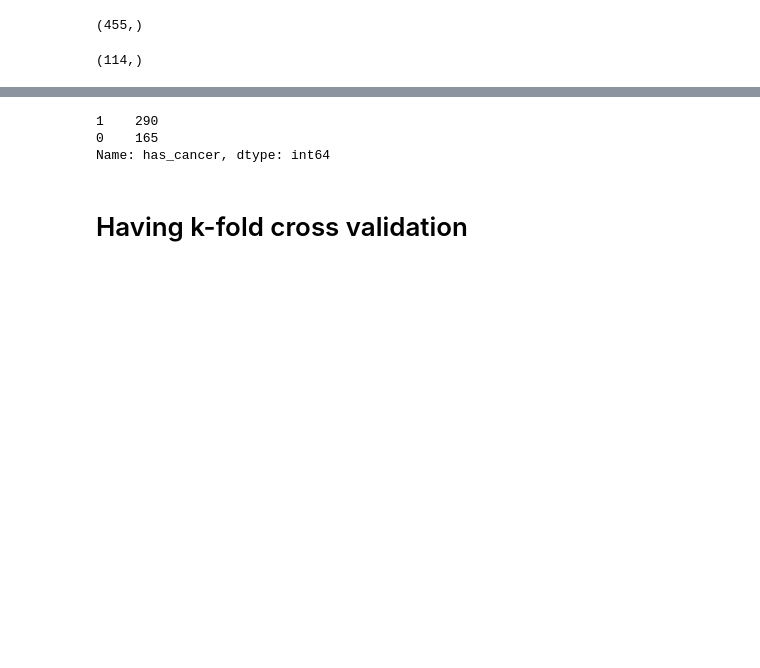
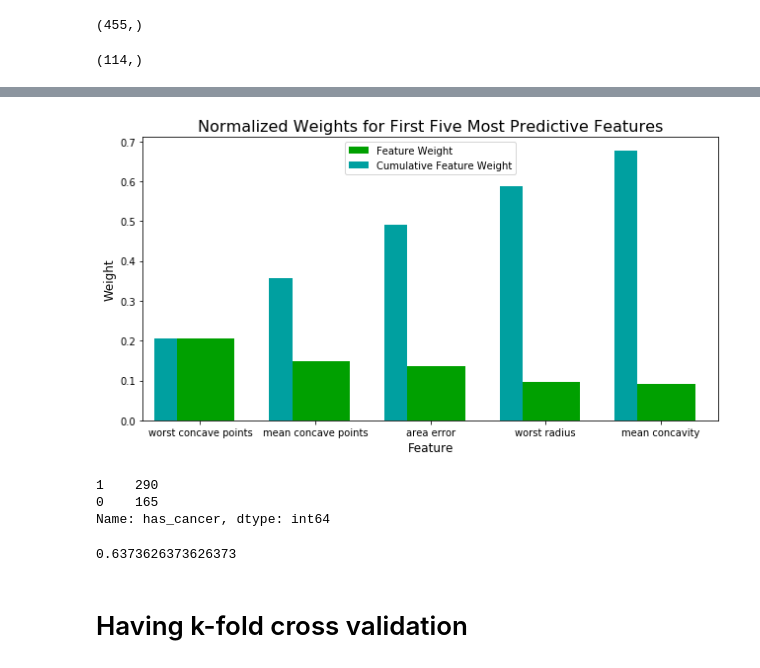
Before and after one commit to vortexash/Machine-Learning, a Jupyter notebook: classification_exercise.ipynb, the cells around one changed output, grey strips where cells are left out. Drawn from its saved outputs; the diff is of its cells as text; code cells hidden in the pictures; blank space fills up the shorter version.

```diff
--- a/classification_exercise.ipynb
+++ b/classification_exercise.ipynb
@@ -130,0 +262,2 @@ print(results)
+# %%
+model3_imp = model3.fit(X_train, y_train).feature_importances_
@@ -131,9 +268,17 @@ print(results)
+# %%
+feature_plot(model3_imp, X_train, y_train)
+# %% [output]
+[figure, added]
 # %%
 y_train.value_counts()
 # %% [output]
 1    290
 0    165
 Name: has_cancer, dtype: int64
+# %%
+290/(290+165)
+# %% [output]
+0.6373626373626373
 # %% [markdown]
 # Having k-fold cross validation
 # %%
```
Also changed, not shown: parts of 32 cells of this notebook.
